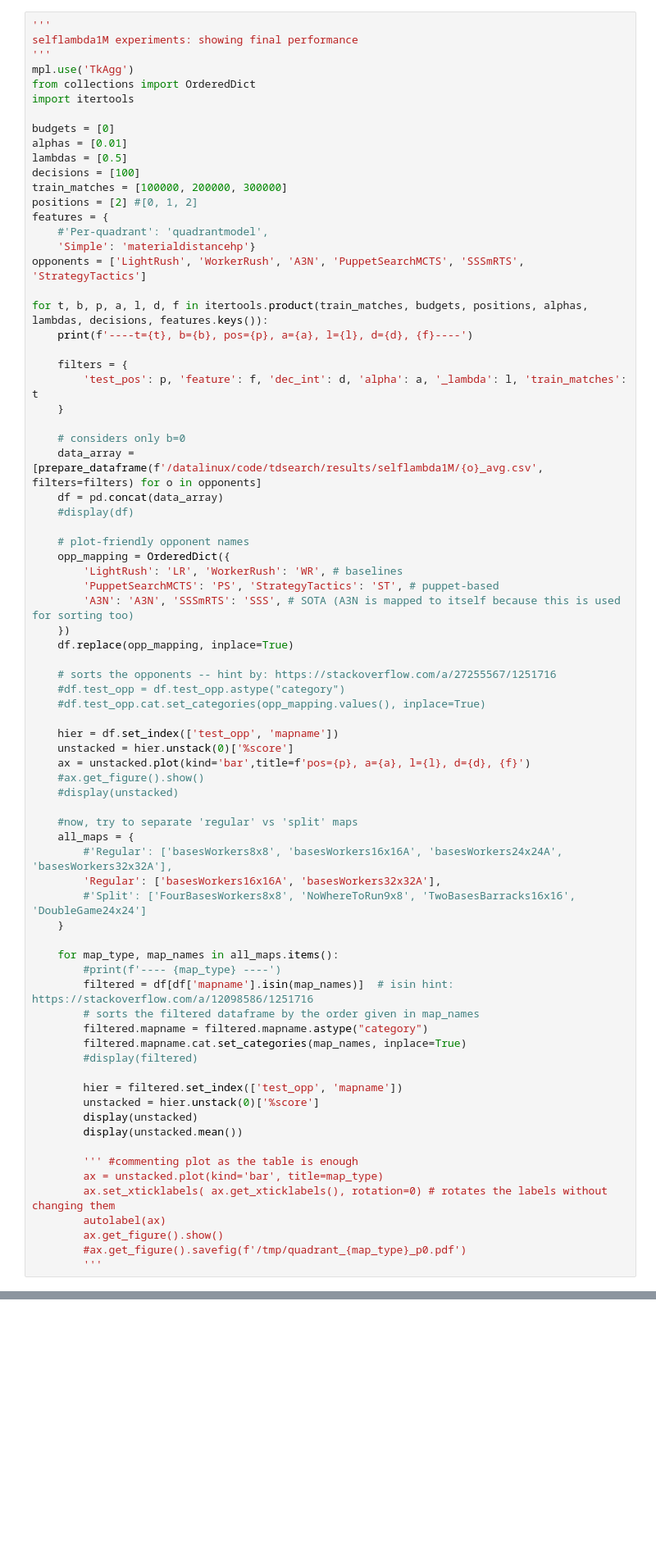
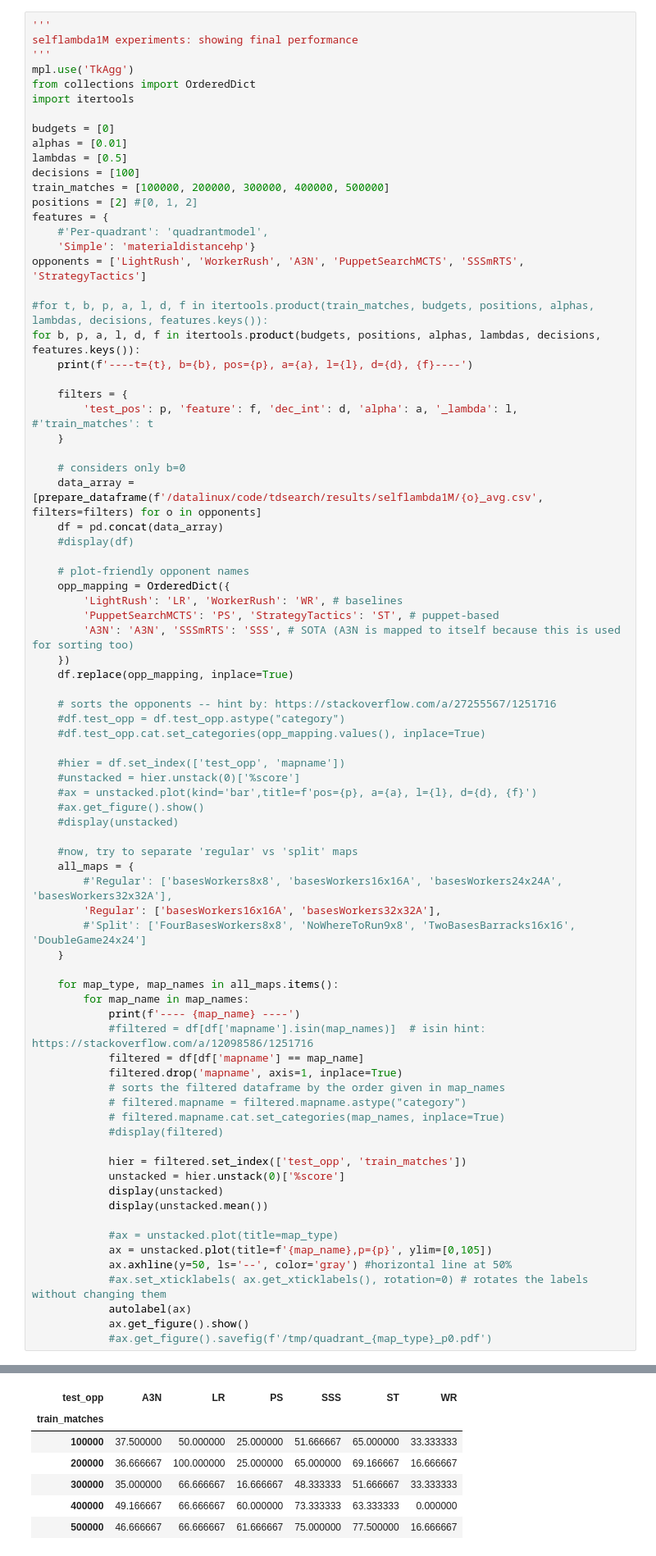
Before and after one commit to andertavares/tdsearchRTS, a Jupyter notebook: analysis/TablesFigures.ipynb, the cells around one changed output, grey strips where cells are left out. Shown: that part at 82% size. Saved outputs shown, nothing was run; the diff lists cells and outputs as text; blank space fills up the shorter version.

Commit message:
adjusting the lcurve plot

```diff
--- a/analysis/TablesFigures.ipynb
+++ b/analysis/TablesFigures.ipynb
@@ -1019,18 +1019,19 @@ budgets = [0]
 alphas = [0.01]
 lambdas = [0.5]
 decisions = [100]
-train_matches = [100000, 200000, 300000]
+train_matches = [100000, 200000, 300000, 400000, 500000]
 positions = [2] #[0, 1, 2]
 features = {
     #'Per-quadrant': 'quadrantmodel',
     'Simple': 'materialdistancehp'}
 opponents = ['LightRush', 'WorkerRush', 'A3N', 'PuppetSearchMCTS', 'SSSmRTS', 'StrategyTactics']
 
-for t, b, p, a, l, d, f in itertools.product(train_matches, budgets, positions, alphas, lambdas, decisions, features.keys()):
+#for t, b, p, a, l, d, f in itertools.product(train_matches, budgets, positions, alphas, lambdas, decisions, features.keys()):
+for b, p, a, l, d, f in itertools.product(budgets, positions, alphas, lambdas, decisions, features.keys()):
     print(f'----t={t}, b={b}, pos={p}, a={a}, l={l}, d={d}, {f}----')
 
     filters = {
-        'test_pos': p, 'feature': f, 'dec_int': d, 'alpha': a, '_lambda': l, 'train_matches': t
+        'test_pos': p, 'feature': f, 'dec_int': d, 'alpha': a, '_lambda': l, #'train_matches': t
     }
 
     # considers only b=0
@@ -1050,9 +1051,9 @@ for t, b, p, a, l, d, f in itertools.product(train_matches, budgets, positions,
     #df.test_opp = df.test_opp.astype("category")
     #df.test_opp.cat.set_categories(opp_mapping.values(), inplace=True)
 
-    hier = df.set_index(['test_opp', 'mapname'])
-    unstacked = hier.unstack(0)['%score']
-    ax = unstacked.plot(kind='bar',title=f'pos={p}, a={a}, l={l}, d={d}, {f}')
+    #hier = df.set_index(['test_opp', 'mapname'])
+    #unstacked = hier.unstack(0)['%score']
+    #ax = unstacked.plot(kind='bar',title=f'pos={p}, a={a}, l={l}, d={d}, {f}')
     #ax.get_figure().show()
     #display(unstacked)
 
@@ -1064,22 +1065,26 @@ for t, b, p, a, l, d, f in itertools.product(train_matches, budgets, positions,
     }
 
     for map_type, map_names in all_maps.items():
-        #print(f'---- {map_type} ----')
-        filtered = df[df['mapname'].isin(map_names)]  # isin hint: https://stackoverflow.com/a/12098586/1251716
-        # sorts the filtered dataframe by the order given in map_names
-        filtered.mapname = filtered.mapname.astype("category")
-        filtered.mapname.cat.set_categories(map_names, inplace=True)
-        #display(filtered)
+        for map_name in map_names:
+            print(f'---- {map_name} ----')
+            #filtered = df[df['mapname'].isin(map_names)]  # isin hint: https://stackoverflow.com/a/12098586/1251716
+            filtered = df[df['mapname'] == map_name]
+            filtered.drop('mapname', axis=1, inplace=True)
+            # sorts the filtered dataframe by the order given in map_names
+            # filtered.mapname = filtered.mapname.astype("category")
+            # filtered.mapname.cat.set_categories(map_names, inplace=True)
+            #display(filtered)
 
-        hier = filtered.set_index(['test_opp', 'mapname'])
-        unstacked = hier.unstack(0)['%score']
-        display(unstacked)
-        display(unstacked.mean())
+            hier = filtered.set_index(['test_opp', 'train_matches'])
+            unstacked = hier.unstack(0)['%score']
+            display(unstacked)
+            display(unstacked.mean())
 
-        ''' #commenting plot as the table is enough
-        ax = unstacked.plot(kind='bar', title=map_type)
-        ax.set_xticklabels( ax.get_xticklabels(), rotation=0) # rotates the labels without changing them
-        autolabel(ax)
-        ax.get_figure().show()
-        #ax.get_figure().savefig(f'/tmp/quadrant_{map_type}_p0.pdf')
-        '''
+            #ax = unstacked.plot(title=map_type)
+            ax = unstacked.plot(title=f'{map_name},p={p}', ylim=[0,105])
+            ax.axhline(y=50, ls='--', color='gray') #horizontal line at 50%
+            #ax.set_xticklabels( ax.get_xticklabels(), rotation=0) # rotates the labels without changing them
+            autolabel(ax)
+            ax.get_figure().show()
+            #ax.get_figure().savefig(f'/tmp/quadrant_{map_type}_p0.pdf')
+# %% [output]
@@ -1085,0 +1093,7 @@ for t, b, p, a, l, d, f in itertools.product(train_matches, budgets, positions,
+| test_opp | A3N | LR | PS | SSS | ST | WR |
+| train_matches |  |  |  |  |  |  |
+| 100000 | 37.500000 | 50.000000 | 25.000000 | 51.666667 | 65.000000 | 33.333333 |
+| 200000 | 36.666667 | 100.000000 | 25.000000 | 65.000000 | 69.166667 | 16.666667 |
+| 300000 | 35.000000 | 66.666667 | 16.666667 | 48.333333 | 51.666667 | 33.333333 |
+| 400000 | 49.166667 | 66.666667 | 60.000000 | 73.333333 | 63.333333 | 0.000000 |
+| 500000 | 46.666667 | 66.666667 | 61.666667 | 75.000000 | 77.500000 | 16.666667 |
```
Also changed, not shown: parts of 1 cell of this notebook.
